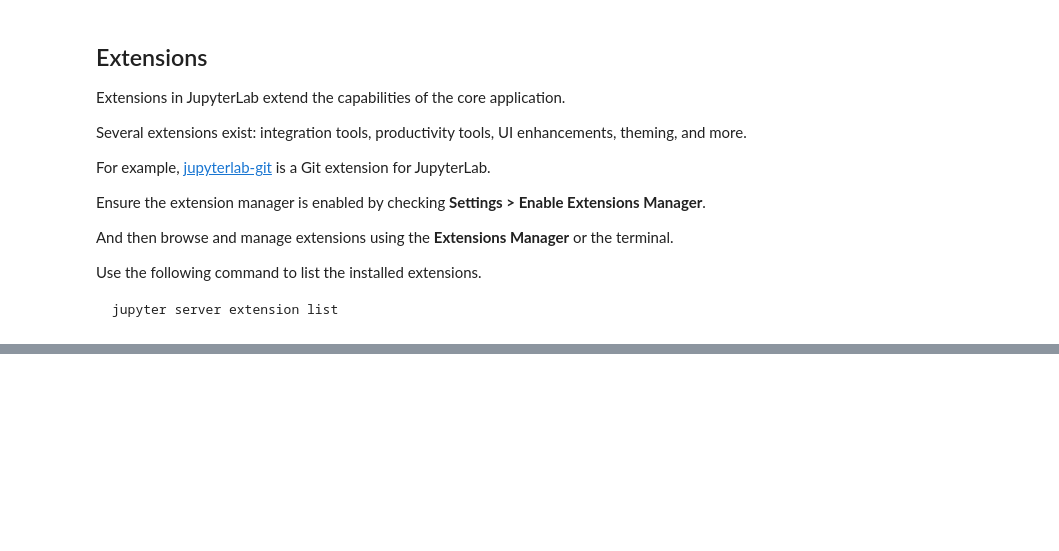
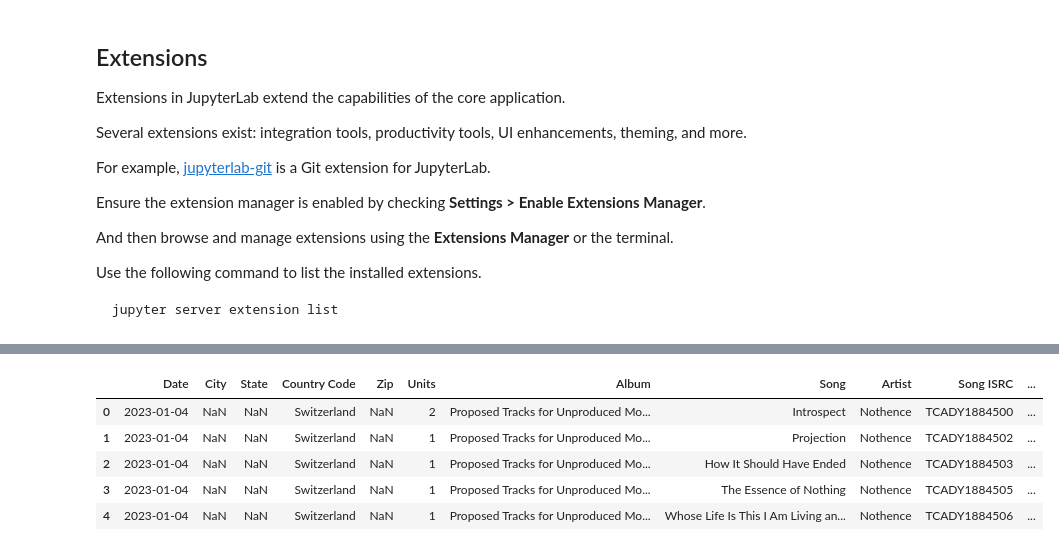
Before and after one commit to fabioscagliola/Jupyter101, a Jupyter notebook: Jupyter101.ipynb, the cells around one changed output, grey strips where cells are left out. Saved outputs shown, nothing was run; the diff lists cells and outputs as text; code cells hidden in the pictures; blank space fills up the shorter version.

```diff
--- a/Jupyter101.ipynb
+++ b/Jupyter101.ipynb
@@ -226,0 +231,13 @@ jupyter server extension list
+# %%
+import matplotlib
+import pandas
+
+data = pandas.read_csv('data.csv')
+data.head()
+# %% [output]
+|  | Date | City | State | Country Code | Zip | Units | Album | Song | Artist | Song ISRC | ... |
+| 0 | 2023-01-04 | NaN | NaN | Switzerland | NaN | 2 | Proposed Tracks for Unproduced Mo... | Introspect | Nothence | TCADY1884500 | ... |
+| 1 | 2023-01-04 | NaN | NaN | Switzerland | NaN | 1 | Proposed Tracks for Unproduced Mo... | Projection | Nothence | TCADY1884502 | ... |
+| 2 | 2023-01-04 | NaN | NaN | Switzerland | NaN | 1 | Proposed Tracks for Unproduced Mo... | How It Should Have Ended | Nothence | TCADY1884503 | ... |
+| 3 | 2023-01-04 | NaN | NaN | Switzerland | NaN | 1 | Proposed Tracks for Unproduced Mo... | The Essence of Nothing | Nothence | TCADY1884505 | ... |
+| 4 | 2023-01-04 | NaN | NaN | Switzerland | NaN | 1 | Proposed Tracks for Unproduced Mo... | Whose Life Is This I Am Living an... | Nothence | TCADY1884506 | ... |
```
Also changed, not shown: parts of 6 cells of this notebook, 2 other files.
